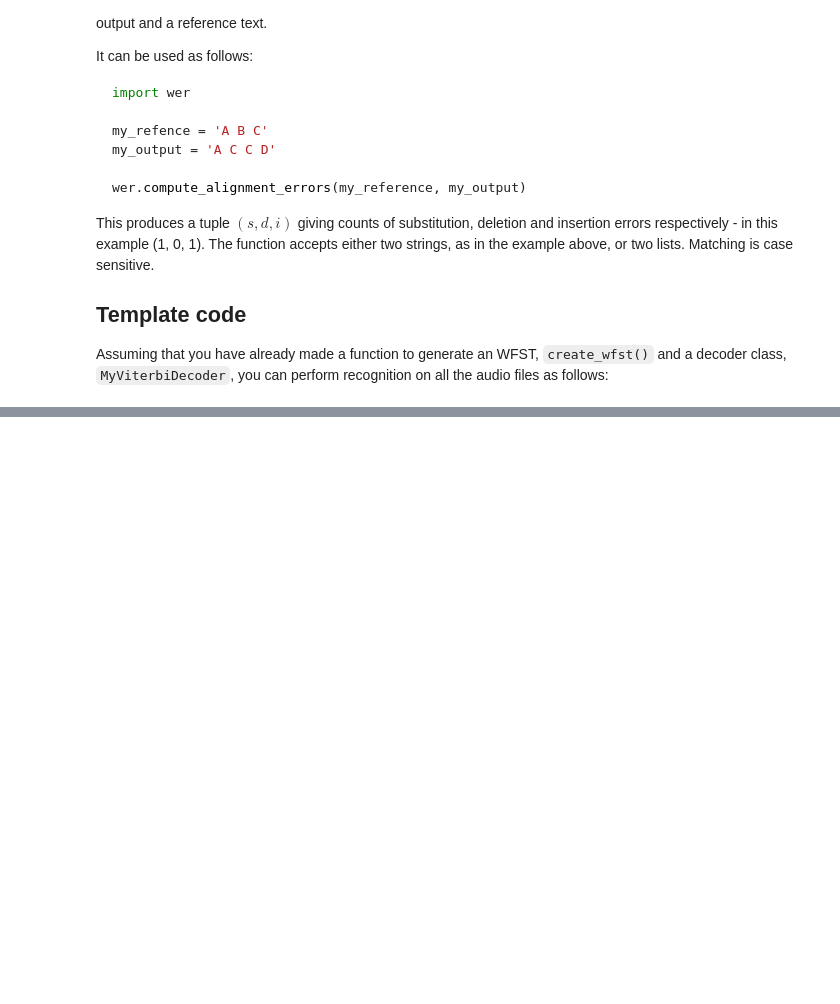
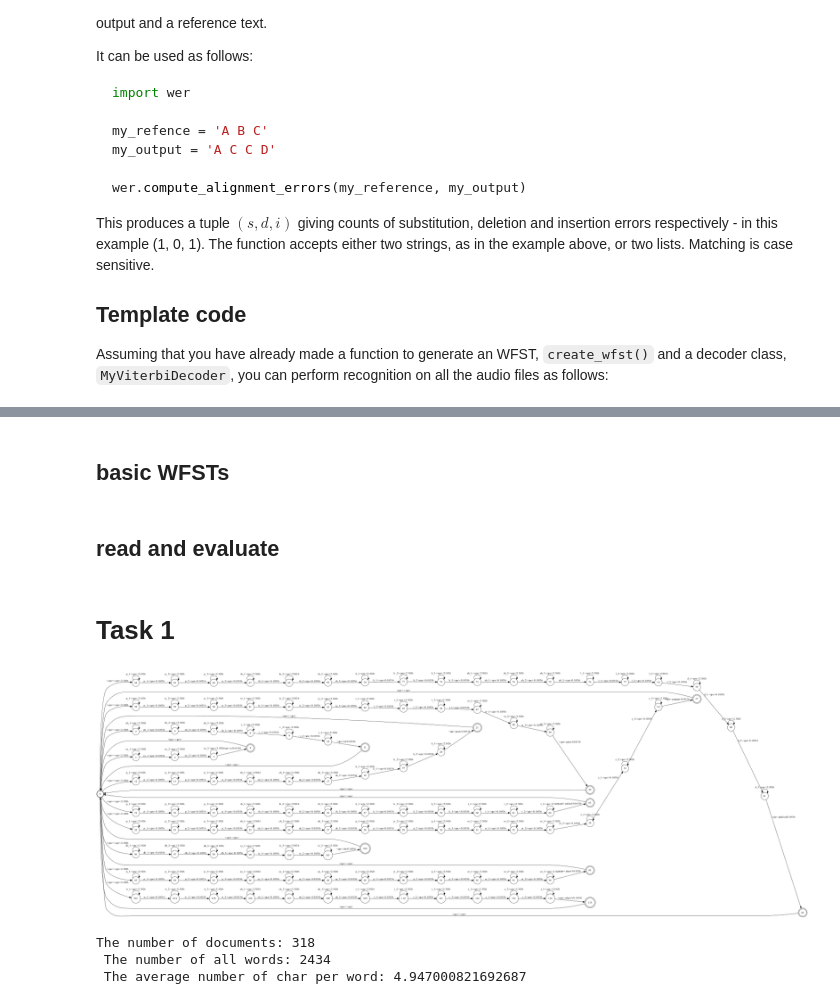
Before and after one commit to DijieDeng/speech, a Jupyter notebook: assignment.ipynb, the cells around one changed output, grey strips where cells are left out. Saved outputs shown, nothing was run; the diff lists cells and outputs as text; code cells hidden in the pictures; blank space fills up the shorter version.

```diff
--- a/assignment.ipynb
+++ b/assignment.ipynb
@@ -69,0 +285,2 @@ NameError: name 'create_wfst' is not defined
+# %% [markdown]
+## basic WFSTs
@@ -69,0 +364,2 @@ NameError: name 'create_wfst' is not defined
+# %% [markdown]
+## read and evaluate
@@ -69,0 +442,46 @@ NameError: name 'create_wfst' is not defined
+# %% [markdown]
+# Task 1
+# %%
+import glob
+import os
+import wer
+import observation_model
+import openfst_python as fst
+
+#build vocabulary
+lex = parse_lexicon('lexicon.txt')
+word_table, phone_table, state_table = generate_symbol_tables(lex)
+
+#build baseline WFST to recognise every possible sequence of words in Vocabulary(V)
+baseline = generate_sequence_wfst(n=3, uniform=True, weights={'self-loop':0.1, 'next':0.9})
+baseline.set_input_symbols(state_table)
+baseline.set_output_symbols(word_table)
+
+####visiualization
+from subprocess import check_call
+from IPython.display import Image
+baseline.draw('tmp.dot', portrait=True)
+check_call(['dot','-Tpng','-Gdpi=200','tmp.dot','-o','tmp.png'])
+Image(filename='tmp.png')
+# %% [output]
+[figure, added]
+# %%
+#count average length
+words_count = 0
+char_count = 0
+doc_counts = len(glob.glob('/group/teaching/asr/labs/recordings/*.wav'))
+for wav_file in glob.glob('/group/teaching/asr/labs/recordings/*.wav'):    # replace path if using your own
+                                                                          # audio files
+    transcription = read_transcription(wav_file)
+    words = transcription.split()
+    words_count+= len(words)
+    char_count+= sum([len(word) for word in words])
+    #print(transcription)
+print('The number of documents:',doc_counts,
+      '\n','The number of all words:', words_count,
+      '\n','The average number of char per word:', char_count/words_count,
+     )
+# %% [output]
+The number of documents: 318
+ The number of all words: 2434
+ The average number of char per word: 4.947000821692687
```
Also changed, not shown: parts of 17 cells of this notebook, 2 other files.
